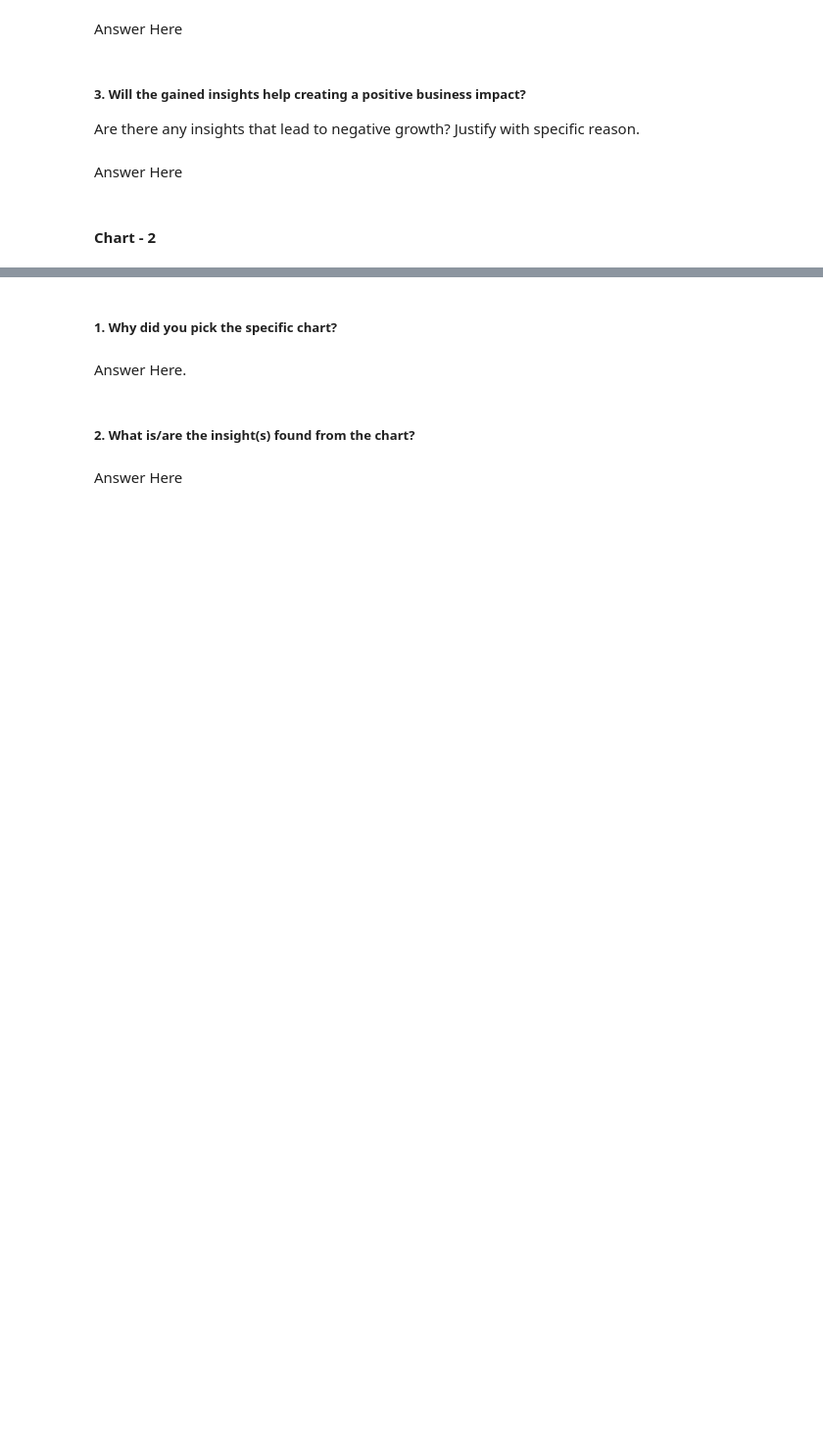
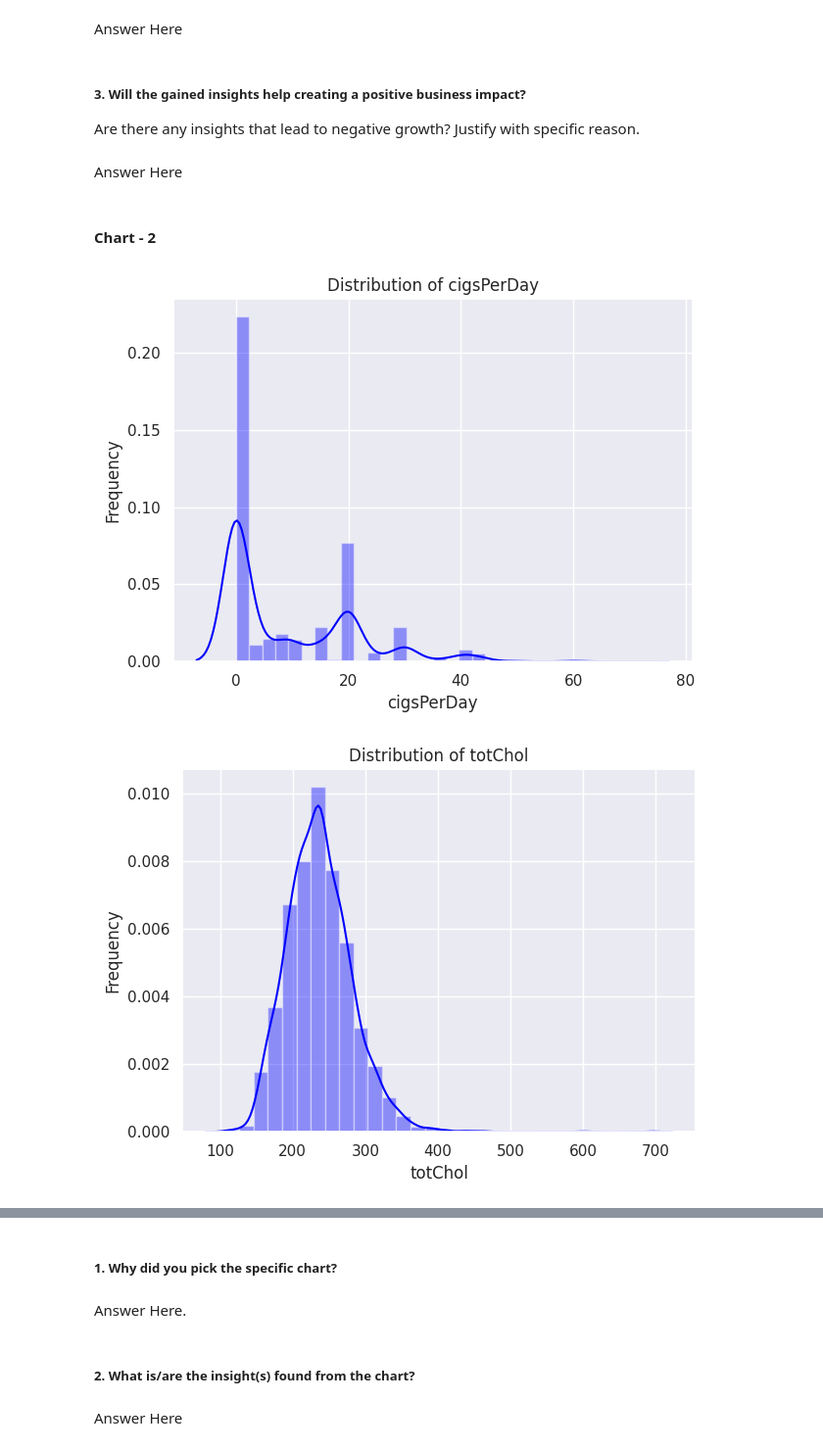
Before and after one commit to hitcaff/Cardiovascular_Risk_Prediction, a Jupyter notebook: Hitesh_Srivastava__Cardiovascular_Risk_Prediction.ipynb, the cells around one changed output, grey strips where cells are left out. Shown at 98% size. Cells and saved outputs as stored; diff of their text form; code cells hidden in the pictures; blank space fills up the shorter version.

```diff
--- a/Hitesh_Srivastava__Cardiovascular_Risk_Prediction.ipynb
+++ b/Hitesh_Srivastava__Cardiovascular_Risk_Prediction.ipynb
@@ -336,6 +336,11 @@ crp_df.drop(['id', 'education'], axis=1)
 | 3388 | 60 | M | NO | 0.0 | 0.0 | 0 | 1 | 0 | 191.0 | ... |
 | 3389 | 54 | F | NO | 0.0 | 0.0 | 0 | 0 | 0 | 288.0 | ... |
 3390 rows × 15 columns
+# %%
+
+categorical_features=['age', 'sex', 'is_smoking', 'BPMeds', 'prevalentStroke', 'prevalentHyp', 'diabetes']
+
+numeric_features = ['cigsPerDay', 'totChol', 'sysBP', 'diaBP', 'BMI', 'heartRate', 'glucose']
 # %% [markdown]
 ### What all manipulations have you done and insights you found?
 # %% [markdown]
@@ -365,0 +391,13 @@ Answer Here
+# %%
+# Chart - 2 visualization code
+
+for feature in numeric_features:
+    sns.distplot(crp_df[feature], bins=30, color='blue')
+    plt.xlabel(feature)
+    plt.ylabel("Frequency")
+    plt.title(f"Distribution of {feature}")
+    plt.tight_layout()
+    plt.show()
+# %% [output]
+[figure, added]
+[figure, added]
```
Also changed, not shown: parts of 15 cells of this notebook.
